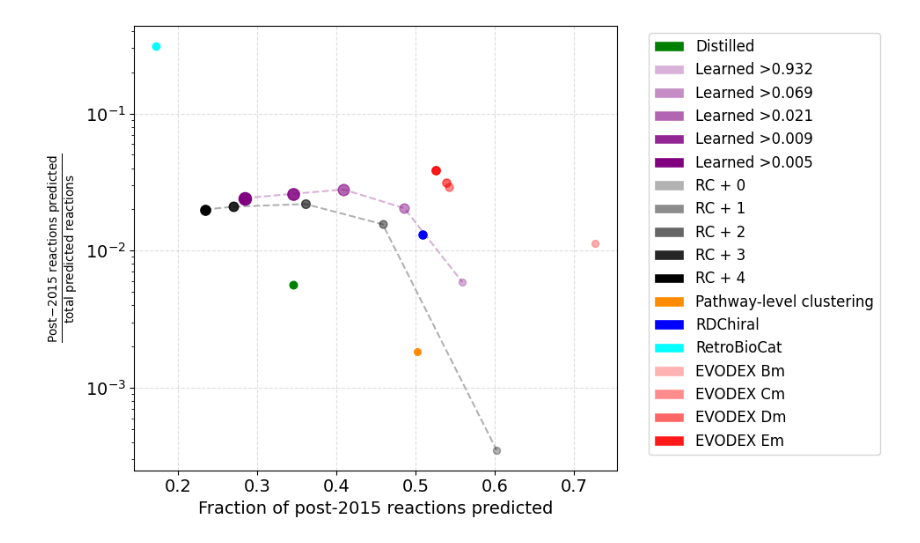
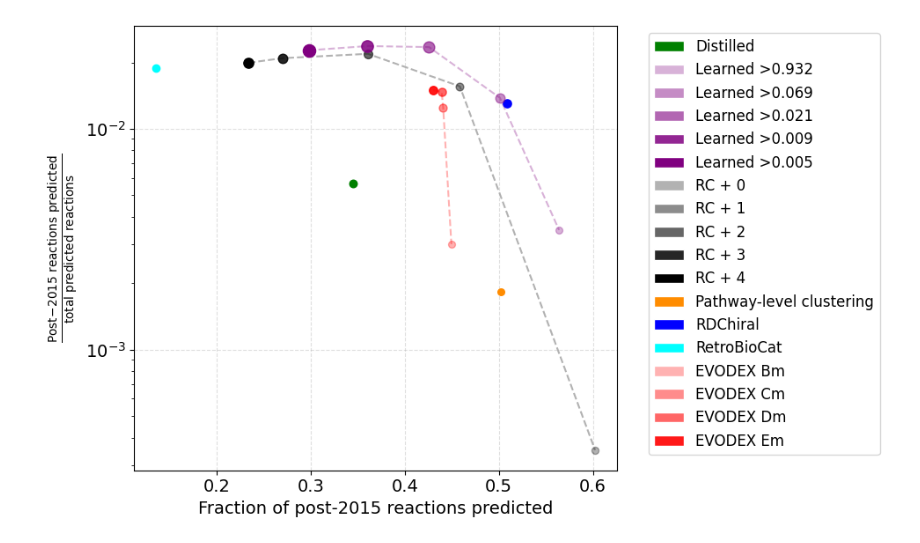
Before and after one commit to stefanpate/coarse-grain-rxns, a Jupyter notebook: notebooks/time_split_rule_generative_performance.ipynb, the cells around one changed output. Cells and saved outputs as stored; diff of their text form; code cells hidden in the pictures.

```diff
--- a/notebooks/time_split_rule_generative_performance.ipynb
+++ b/notebooks/time_split_rule_generative_performance.ipynb
@@ -169,0 +183,3 @@ shape: (10, 6)
+# %%
+metrics = pl.DataFrame(metrics).sort("fuzzy_recall", descending=True)
+metrics.head(10)
@@ -301,11 +315,6 @@ exp_labels = {
     'mechinferred_dt_021': "Learned >0.021",
     'mechinferred_dt_009': "Learned >0.009",
     'mechinferred_dt_005': "Learned >0.005",
-    'mechinferred_dt_961_direct_mcsa_only': "Learned >0.961 (direct MCSA only)",
-    'mechinferred_dt_244_direct_mcsa_only': "Learned >0.244 (direct MCSA only)",
-    'mechinferred_dt_106_direct_mcsa_only': "Learned >0.106 (direct MCSA only)",
-    'mechinferred_datat_059_direct_mcsa_only': "Learned >0.059 (direct MCSA only)",
-    'mechinferred_dt_035_direct_mcsa_only': "Learned >0.035 (direct MCSA only)",
     'rc_plus_0': "RC + 0",
     'rc_plus_1': "RC + 1",
     'rc_plus_2': "RC + 2",
@@ -327,11 +336,6 @@ colors = {
     'mechinferred_dt_021': matplotlib.colors.to_rgba("purple", alpha=0.6),
     'mechinferred_dt_009': matplotlib.colors.to_rgba("purple", alpha=0.85),
     'mechinferred_dt_005': matplotlib.colors.to_rgba("purple", alpha=1.0),
-    'mechinferred_dt_961_direct_mcsa_only': matplotlib.colors.to_rgba("red", alpha=0.3),
-    'mechinferred_dt_244_direct_mcsa_only': matplotlib.colors.to_rgba("red", alpha=0.45),
-    'mechinferred_dt_106_direct_mcsa_only': matplotlib.colors.to_rgba("red", alpha=0.6),
-    'mechinferred_datat_059_direct_mcsa_only': matplotlib.colors.to_rgba("red", alpha=0.85),
-    'mechinferred_dt_035_direct_mcsa_only': matplotlib.colors.to_rgba("red", alpha=1.0),
     'rc_plus_0': matplotlib.colors.to_rgba("black", alpha=0.3),
     'rc_plus_1': matplotlib.colors.to_rgba("black", alpha=0.45),
     'rc_plus_2': matplotlib.colors.to_rgba("black", alpha=0.6),
@@ -356,27 +360,26 @@ legend_elements = [
 fig, ax = plt.subplots(figsize=(10, 6))
 dot_slope = 2
 dot_intercept = 24
+map_criteria = "fuzzy"
 
 legend_elements = [
     Patch(facecolor=col, edgecolor='w', label=exp_labels[name])
     for name, col in colors.items()
-    if "direct_mcsa_only" not in name
 ]
 
 # collect grouped points for connecting lines
 mechinferred_data = []
 rcr_data = []
+evodex_data = []
 
 for row in metrics.iter_rows(named=True):
     name = row["name"]
-    if "direct_mcsa_only" in name:
-        continue
 
     if name not in exp_labels:
         continue
 
-    x = row["frac_pub_rxns"]
-    y = row["num_pub_rxns"] / row["num_rxns"]
+    x = row[f"{map_criteria}_recall"]
+    y = row[f"{map_criteria}_precision"]
 
     template_size = median_template_size.get(name)
     marker_size = (
@@ -389,6 +392,8 @@ for row in metrics.iter_rows(named=True):
         mechinferred_data.append((x, y))
     elif name.startswith("rc_plus_"):
         rcr_data.append((x, y))
+    elif name.startswith("evodex_"):
+        evodex_data.append((x, y))
 
     ax.scatter(
         x,
@@ -407,31 +412,43 @@ if mechinferred_data:
         [p[1] for p in mechinferred_data],
         color="purple",
         linestyle="--",
         alpha=0.3,
         zorder=1,
     )
 
 # connect black dots (rc_plus)
 if rcr_data:
     rcr_data = sorted(rcr_data, key=lambda p: p[0])
     ax.plot(
         [p[0] for p in rcr_data],
         [p[1] for p in rcr_data],
         color="black",
         linestyle="--",
         alpha=0.3,
         zorder=1,
     )
 
+# connect red dots (evodex)
+if evodex_data:
+    evodex_data = sorted(evodex_data, key=lambda p: p[0])
+    ax.plot(
+        [p[0] for p in evodex_data],
+        [p[1] for p in evodex_data],
+        color="red",
+        linestyle="--",
+        alpha=0.3,
+        zorder=1,
+    )
+
 ax.set_xlabel(f"Fraction of post-{cutoff_date} reactions predicted")
 ax.set_ylabel(
     rf"$\frac{{\mathrm{{Post\!-\!{cutoff_date}\ reactions\ predicted}}}}{{\mathrm{{total\ predicted\ reactions}}}}$"
 )
 ax.legend(handles=legend_elements, bbox_to_anchor=(1.05, 1), loc="upper left")
 ax.grid(True, linestyle="--", alpha=0.4)
 ax.set_yscale("log")
 plt.tight_layout()
 plt.savefig(Path(cfg.figures) / f"after_{cutoff_date}_generative_performance.svg")
 plt.show()
 # %% [output]
-[figure, old version]
+[figure, new version]
```
Also changed, not shown: parts of 23 cells of this notebook, 1 other file.
